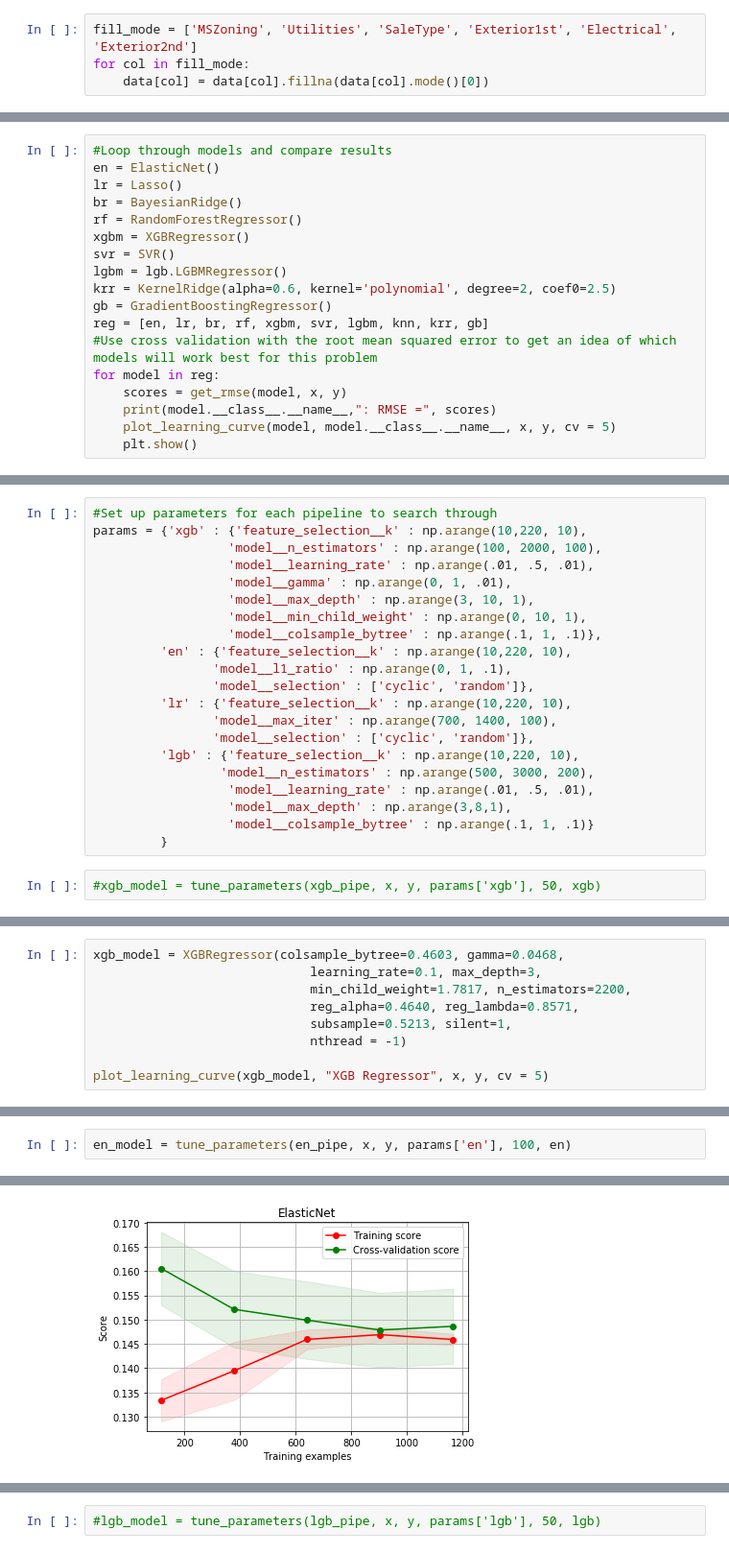
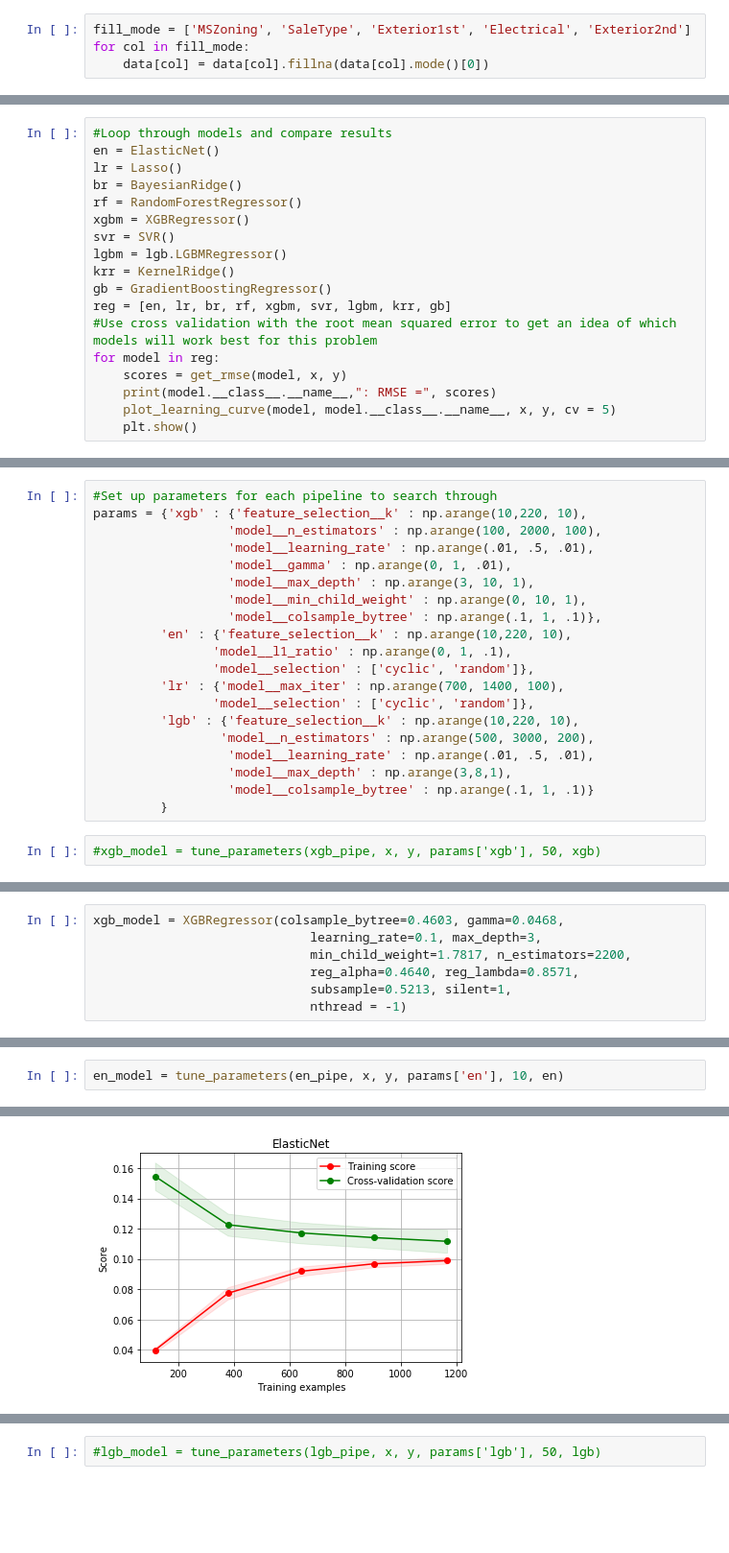
Before and after one commit to ngriffiths13/Applied_Machine_Learning_Classwork, a Jupyter notebook: Homeworks/HW2/Homework 2 - Building a Regression Model.ipynb, the cells around one changed output, grey strips where cells are left out. Shown at 96% size. Saved outputs shown, nothing was run; the diff lists cells and outputs as text; blank space fills up the shorter version.

```diff
--- a/Homeworks/HW2/Homework 2 - Building a Regression Model.ipynb
+++ b/Homeworks/HW2/Homework 2 - Building a Regression Model.ipynb
@@ -226,7 +234,7 @@ data["LotFrontage"] = data.groupby("Neighborhood")["LotFrontage"].transform(lamb
 # %% [markdown]
 There are still a few more missing values in different columns. We are just going to fill in the most common value and not worry too much about what happens with them. Then we will make sure that we took care of all of our missing values.
 # %%
-fill_mode = ['MSZoning', 'Utilities', 'SaleType', 'Exterior1st', 'Electrical', 'Exterior2nd']
+fill_mode = ['MSZoning', 'SaleType', 'Exterior1st', 'Electrical', 'Exterior2nd']
 for col in fill_mode:
     data[col] = data[col].fillna(data[col].mode()[0])
 # %%
@@ -435,9 +445,9 @@ rf = RandomForestRegressor()
 xgbm = XGBRegressor()
 svr = SVR()
 lgbm = lgb.LGBMRegressor()
-krr = KernelRidge(alpha=0.6, kernel='polynomial', degree=2, coef0=2.5)
+krr = KernelRidge()
 gb = GradientBoostingRegressor()
-reg = [en, lr, br, rf, xgbm, svr, lgbm, knn, krr, gb]
+reg = [en, lr, br, rf, xgbm, svr, lgbm, krr, gb]
 #Use cross validation with the root mean squared error to get an idea of which models will work best for this problem
 for model in reg:
     scores = get_rmse(model, x, y)
@@ -507,8 +524,7 @@ params = {'xgb' : {'feature_selection__k' : np.arange(10,220, 10),
          'en' : {'feature_selection__k' : np.arange(10,220, 10),
                 'model__l1_ratio' : np.arange(0, 1, .1),
                 'model__selection' : ['cyclic', 'random']},
-         'lr' : {'feature_selection__k' : np.arange(10,220, 10),
-                'model__max_iter' : np.arange(700, 1400, 100),
+         'lr' : {'model__max_iter' : np.arange(700, 1400, 100),
                 'model__selection' : ['cyclic', 'random']},
          'lgb' : {'feature_selection__k' : np.arange(10,220, 10),
                  'model__n_estimators' : np.arange(500, 3000, 200),
@@ -527,6 +543,4 @@ xgb_model = XGBRegressor(colsample_bytree=0.4603, gamma=0.0468,
                              reg_alpha=0.4640, reg_lambda=0.8571,
                              subsample=0.5213, silent=1,
                              nthread = -1)
-
-plot_learning_curve(xgb_model, "XGB Regressor", x, y, cv = 5)
 # %%
@@ -551,3 +565,3 @@ That is an improvement of 0.02124630382436804
 # %%
-en_model = tune_parameters(en_pipe, x, y, params['en'], 100, en)
+en_model = tune_parameters(en_pipe, x, y, params['en'], 10, en)
 # %% [output]
@@ -567,3 +581,3 @@ That is an improvement of 0.22830952168698648
 
 ----- NEW LEARNING CURVE -----
-[figure, old version]
+[figure, new version]
```
Also changed, not shown: parts of 32 cells of this notebook.
